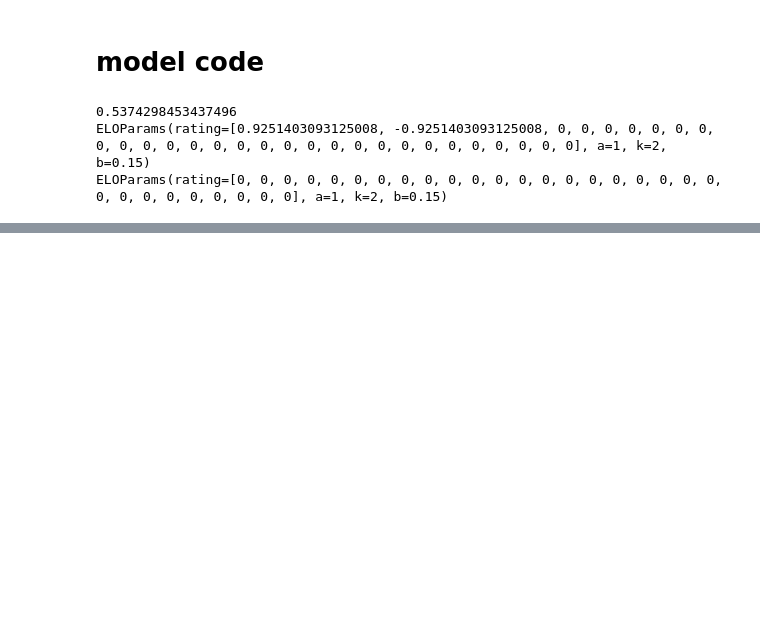
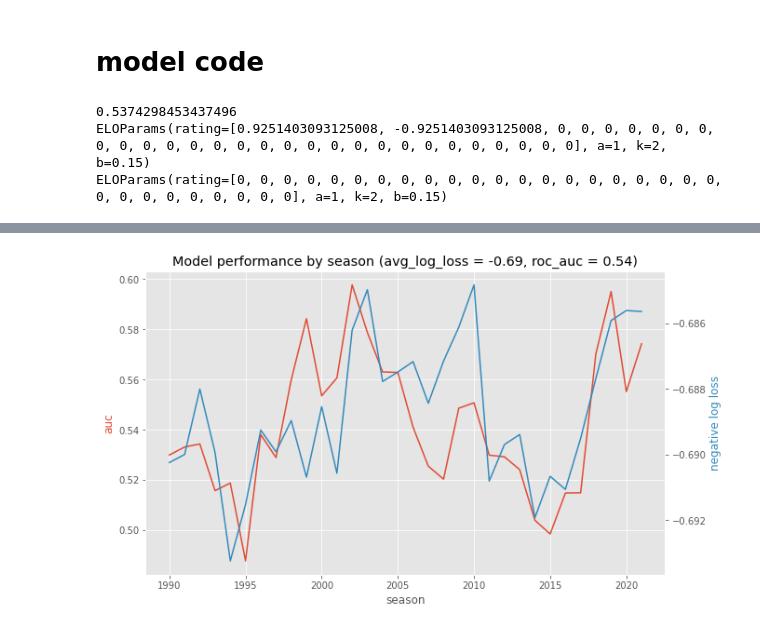
Before and after one commit to lanejere5/mlb, a Jupyter notebook: elo/elo_2022_07_05.ipynb, the cells around one changed output, grey strips where cells are left out. Drawn from its saved outputs; the diff is of its cells as text; code cells hidden in the pictures; blank space fills up the shorter version.

```diff
--- a/elo/elo_2022_07_05.ipynb
+++ b/elo/elo_2022_07_05.ipynb
@@ -295,0 +331,15 @@ df
+# %%
+params = ELOParams(**{
+    'a': log(10) / 400,
+    'k': .1,
+    'b': 0.15,
+    'rating': 30 * [0]
+})
+
+elo = ELO.from_ELOParams(params)
+
+df = train(elo, features, 1)
+
+plot_model_performance(df)
+# %% [output]
+[figure, added]
```
Also changed, not shown: parts of 12 cells of this notebook.
